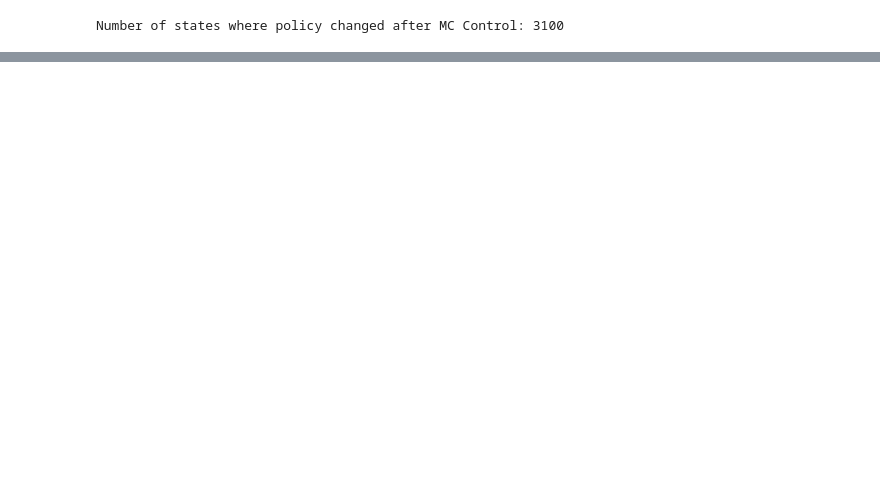
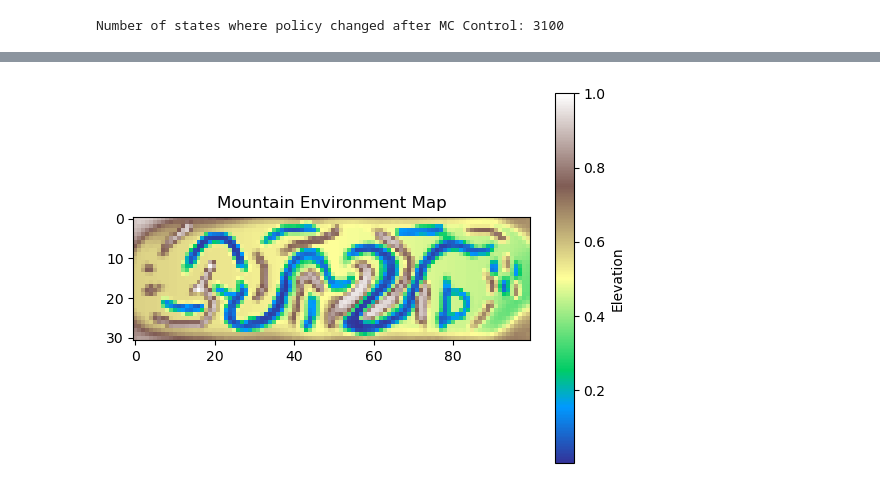
Before and after one commit to Shreeew/INF266---Problem-set-3, a Jupyter notebook: Exercise5-sander-v5.ipynb, the cells around one changed output, grey strips where cells are left out. Cells and saved outputs as stored; diff of their text form; code cells hidden in the pictures; blank space fills up the shorter version.

```diff
--- a/Exercise5-sander-v5.ipynb
+++ b/Exercise5-sander-v5.ipynb
@@ -335,0 +337,8 @@ visualize_optimal_path(env2, policy_env2, title="Optimal Path Over Mountain Envi
+# %%
+env = MountainEnv()
+plt.imshow(env.MAP, cmap='terrain')  # Change 'terrain' to another colormap if needed
+plt.colorbar(label='Elevation')
+plt.title("Mountain Environment Map")
+plt.show()
+# %% [output]
+[figure, added]
```
Also changed, not shown: parts of 13 cells of this notebook.
